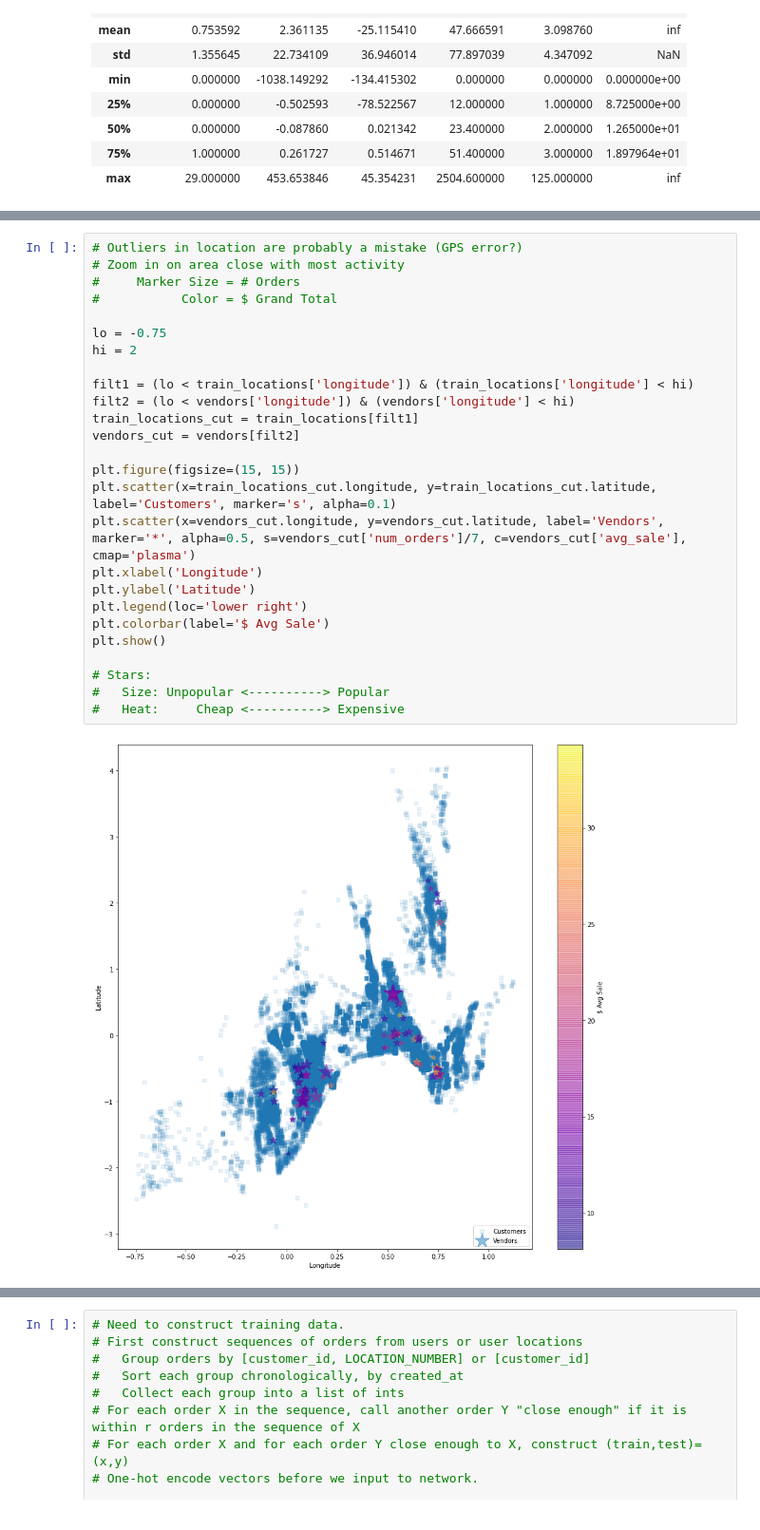
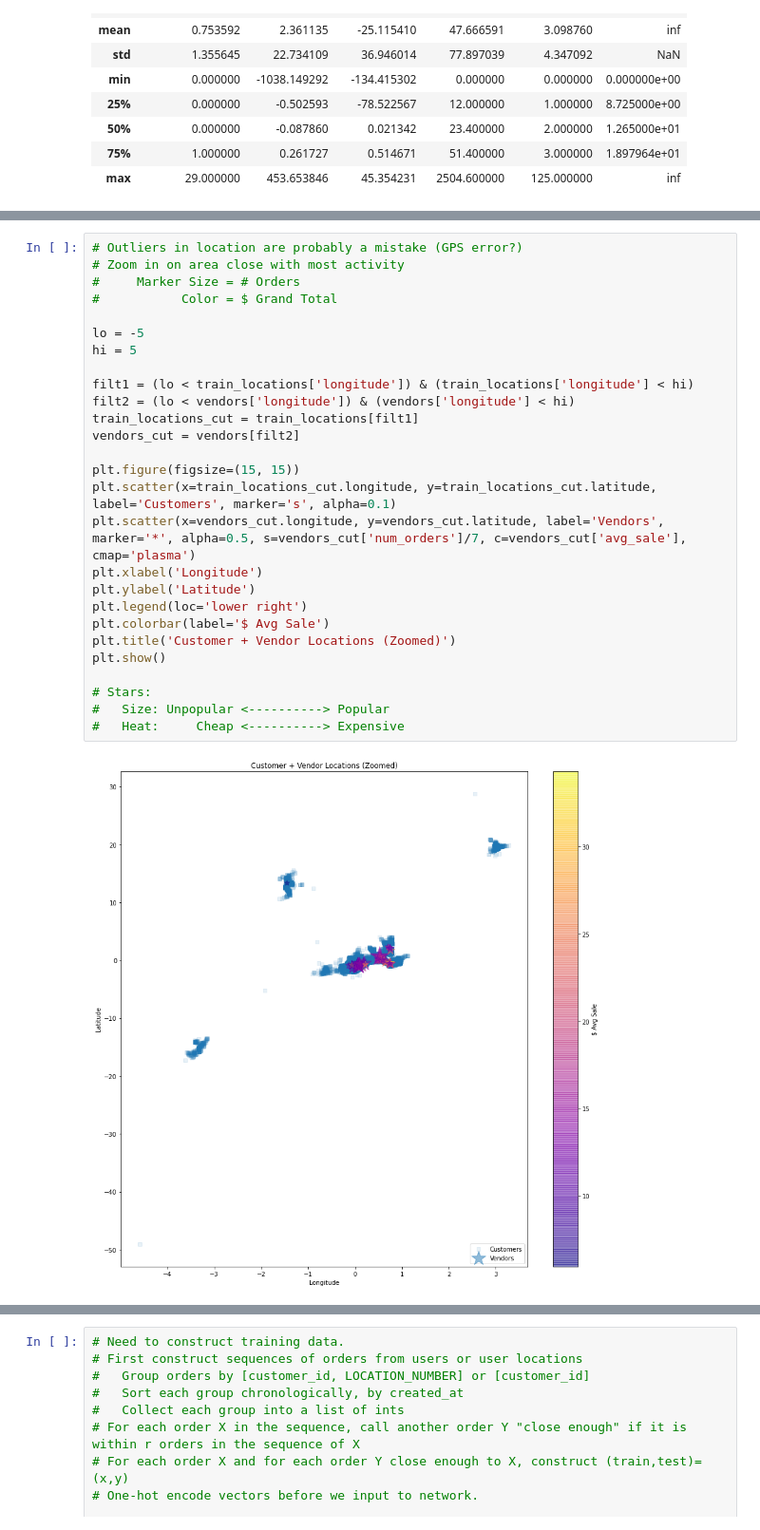
Before and after one commit to functorial/RestaurantRecommender, a Jupyter notebook: notebook.ipynb, the cells around one changed output, grey strips where cells are left out. Shown at 95% size. Drawn from its saved outputs; the diff is of its cells as text.

Commit message:
Transform location outliers

```diff
--- a/notebook.ipynb
+++ b/notebook.ipynb
@@ -324,28 +394,29 @@ plt.show()
 # %%
 # Outliers in location are probably a mistake (GPS error?)
 # Zoom in on area close with most activity
 #     Marker Size = # Orders
 #           Color = $ Grand Total
 
-lo = -0.75
-hi = 2
+lo = -5
+hi = 5
 
 filt1 = (lo < train_locations['longitude']) & (train_locations['longitude'] < hi)
 filt2 = (lo < vendors['longitude']) & (vendors['longitude'] < hi)
 train_locations_cut = train_locations[filt1]
 vendors_cut = vendors[filt2]
 
 plt.figure(figsize=(15, 15))
 plt.scatter(x=train_locations_cut.longitude, y=train_locations_cut.latitude, label='Customers', marker='s', alpha=0.1)
 plt.scatter(x=vendors_cut.longitude, y=vendors_cut.latitude, label='Vendors', marker='*', alpha=0.5, s=vendors_cut['num_orders']/7, c=vendors_cut['avg_sale'], cmap='plasma')
 plt.xlabel('Longitude')
 plt.ylabel('Latitude')
 plt.legend(loc='lower right')
 plt.colorbar(label='$ Avg Sale')
+plt.title('Customer + Vendor Locations (Zoomed)')
 plt.show()
 
 # Stars:
 #   Size: Unpopular <----------> Popular
 #   Heat:     Cheap <----------> Expensive
 # %% [output]
-[figure, old version]
+[figure, new version]
```
Also changed, not shown: parts of 27 cells of this notebook, 1 other file.
